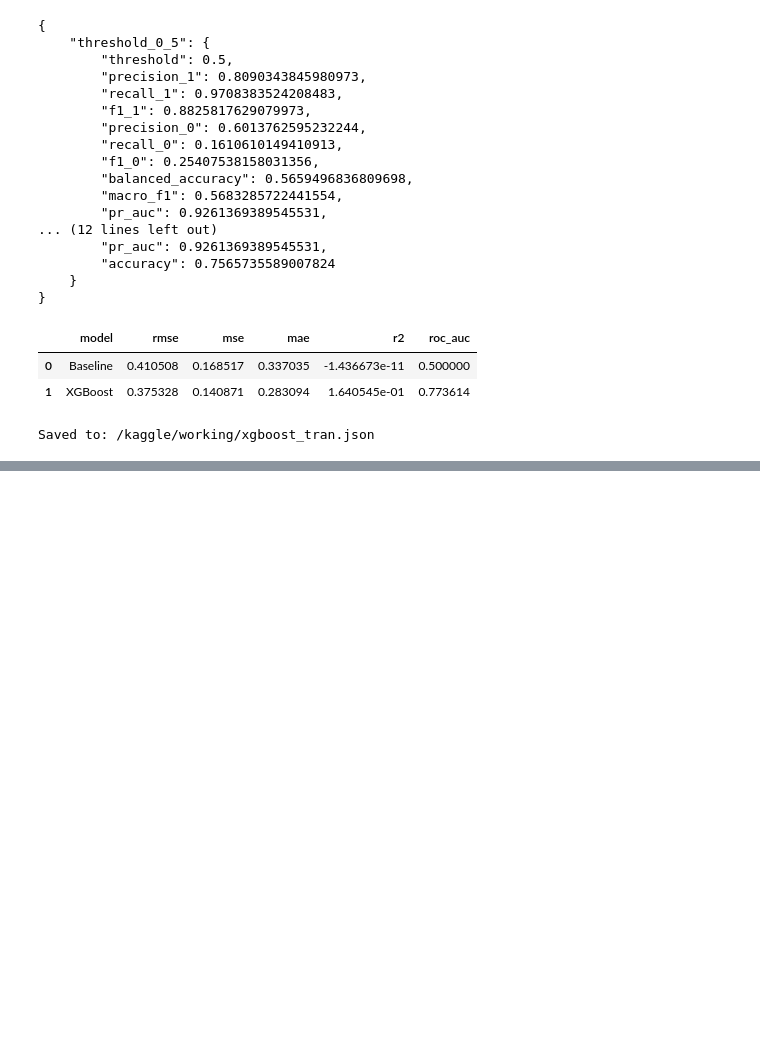
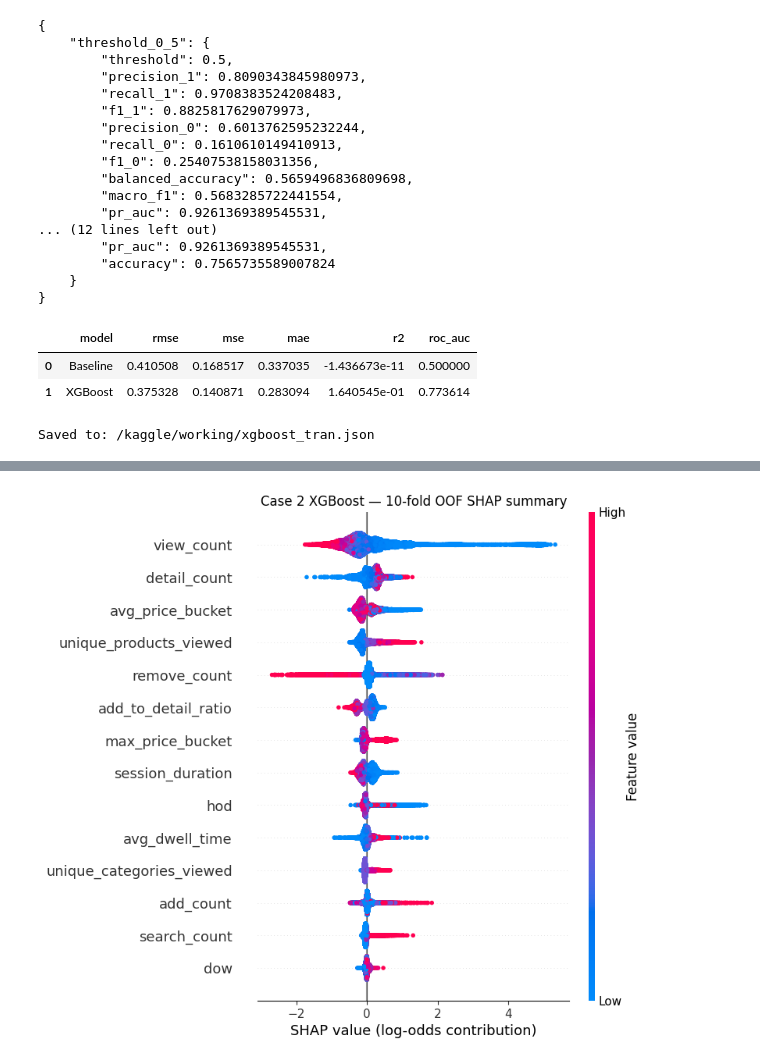
Before and after one commit to lqnanh/E-Commerce, a Jupyter notebook: xgboost-classification.ipynb, the cells around one changed output, grey strips where cells are left out. Drawn from its saved outputs; the diff is of its cells as text; code cells hidden in the pictures; blank space fills up the shorter version.

Commit message:
add SHAP

```diff
--- a/xgboost-classification.ipynb
+++ b/xgboost-classification.ipynb
@@ -680,3 +739,101 @@ with open(output_path, "w", encoding="utf-8") as f:
 print(f"Saved to: {output_path}")
 # %% [output]
 Saved to: /kaggle/working/xgboost_tran.json
+# %%
+from pathlib import Path
+
+import matplotlib.pyplot as plt
+import shap
+
+
+output_dir = Path("/kaggle/working/shap_figures")
+output_dir.mkdir(parents=True, exist_ok=True)
+
+full_X_imputed, full_contrib, full_margin = get_log_odds_contributions(
+    best_model, X_train
+)
+full_proba = best_model.predict_proba(X_train)[:, 1]
+
+# Dùng cùng mẫu để hai bộ biểu đồ có thể đối chiếu theo cùng các dòng.
+rng = np.random.default_rng(42)
+plot_idx = np.sort(
+    rng.choice(len(X_train), size=min(30_000, len(X_train)), replace=False)
+)
+
+
+def export_shap_results(scope, title, X_imputed, contributions, margin, proba):
+    prefix = output_dir / f"case2_xgb_tran_shap_{scope}"
+    shap_df = pd.DataFrame(contributions[:, :-1], columns=features)
+    values_df = pd.DataFrame(X_imputed, columns=features)
+
+    # Hai CSV này giữ cùng hàng và cột, giống cặp CSV ở Case 1.
+    shap_df.to_csv(f"{prefix}.csv.gz", index=False)
+    values_df.to_csv(f"{prefix}_values_X.csv.gz", index=False)
+
+    metadata = pd.DataFrame({
+        "row_id": np.arange(len(X_train)),
+        "SCA": y_train.to_numpy(),
+        "bias_log_odds": contributions[:, -1],
+        "prediction_log_odds": margin,
+        "probability_sca_1": proba,
+    })
+    if scope == "oof":
+        metadata.insert(1, "fold", fold_ids)
+    metadata.to_csv(f"{prefix}_metadata.csv.gz", index=False)
+
+    # Importance dùng toàn bộ dòng. Chỉ beeswarm và dependence lấy mẫu.
+    importance = shap_df.abs().mean().sort_values(ascending=False)
+    importance.rename_axis("feature").rename("mean_abs_shap").to_csv(
+        f"{prefix}_importance.csv"
+    )
+
+    S_plot = shap_df.iloc[plot_idx].to_numpy()
+    X_plot = values_df.iloc[plot_idx]
+
+    shap.summary_plot(S_plot, X_plot, max_display=len(features), show=False)
+    ax = plt.gca()
+    ax.axvline(0, color="#555555", linewidth=0.8)
+    ax.set_xlabel("SHAP value (log-odds contribution)")
+    ax.set_title(f"Case 2 XGBoost — {title} SHAP summary")
+    plt.savefig(f"{prefix}_summary.png", dpi=200, bbox_inches="tight")
+    plt.show()
+    plt.close()
+
+    fig, ax = plt.subplots(figsize=(8, 5))
+    importance.sort_values().plot.barh(ax=ax, color="#2878B5")
+    ax.set_xlabel("Mean |SHAP| (log-odds contribution)")
+    ax.set_title(f"Case 2 XGBoost — {title} SHAP importance")
+    fig.savefig(f"{prefix}_bar.png", dpi=200, bbox_inches="tight")
+    plt.show()
+    plt.close(fig)
+
+    shap.dependence_plot(
+        "view_count",
+        S_plot,
+        X_plot,
+        interaction_index="add_to_detail_ratio",
+        show=False,
+    )
+    ax = plt.gca()
+    ax.axhline(0, color="#555555", linewidth=0.8)
+    ax.set_ylabel("SHAP value (log-odds contribution)")
+    ax.set_title(f"Case 2 XGBoost — {title} dependence: view_count")
+    plt.savefig(
+        f"{prefix}_dependence_view_count.png",
+        dpi=200,
+        bbox_inches="tight",
+    )
+    plt.show()
+    plt.close()
+
+
+export_shap_results(
+    "oof", "10-fold OOF", oof_X_imputed, oof_contrib, oof_margin, oof_proba
+)
+export_shap_results(
+    "full_train", "Full train", full_X_imputed, full_contrib, full_margin, full_proba
+)
+
+for path in sorted(output_dir.iterdir()):
+    print(path.name)
+# %% [output]
@@ -682,0 +857 @@ Saved to: /kaggle/working/xgboost_tran.json
+[figure, added]
```
Also changed, not shown: parts of 4 cells of this notebook.
